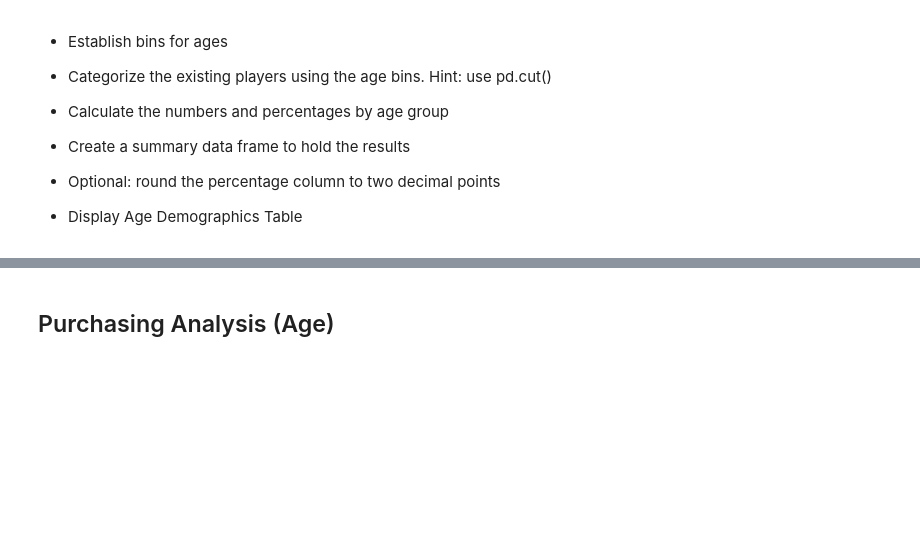
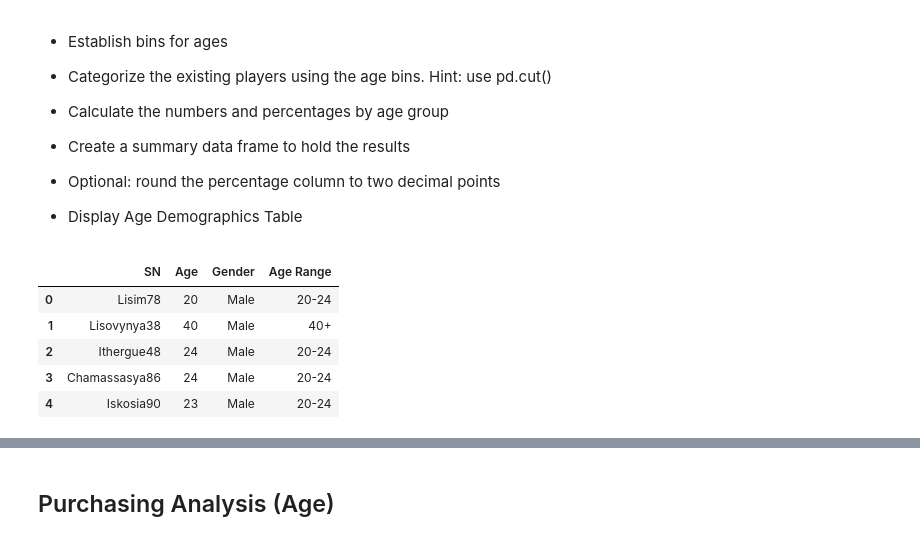
Before and after one commit to ic17rey/pandas-challenge, a Jupyter notebook: HeroesOfPymoli/HeroesOfPymoli.ipynb, the cells around one changed output, grey strips where cells are left out. Cells and saved outputs as stored; diff of their text form; code cells hidden in the pictures; blank space fills up the shorter version.

```diff
--- a/HeroesOfPymoli/HeroesOfPymoli.ipynb
+++ b/HeroesOfPymoli/HeroesOfPymoli.ipynb
@@ -235,3 +226,23 @@ count_gender_all_df
 
 
 * Display Age Demographics Table
+# %%
+# Will apply a global format for this section rather than formatting using .map
+pd.options.display.float_format = '{:.2f}%'.format
+# %%
+# Create age bins for the players to span from 0 to > max age
+# max_age = players_df['Age'].max(), result is 45
+players = gaming_df[['SN', 'Age', 'Gender']].drop_duplicates()
+
+bins = [0, 9, 14, 19, 24, 29, 34, 39, 99]
+group_names = ['<10', '10-14', '15-19', '20-24', '25-29', '30-34', '35-39', '40+']
+
+players['Age Range'] = pd.cut(players_df['Age'], bins, labels=group_names)
+players.head()
+# %% [output]
+|  | SN | Age | Gender | Age Range |
+| 0 | Lisim78 | 20 | Male | 20-24 |
+| 1 | Lisovynya38 | 40 | Male | 40+ |
+| 2 | Ithergue48 | 24 | Male | 20-24 |
+| 3 | Chamassasya86 | 24 | Male | 20-24 |
+| 4 | Iskosia90 | 23 | Male | 20-24 |
```
Also changed, not shown: parts of 14 cells of this notebook.
